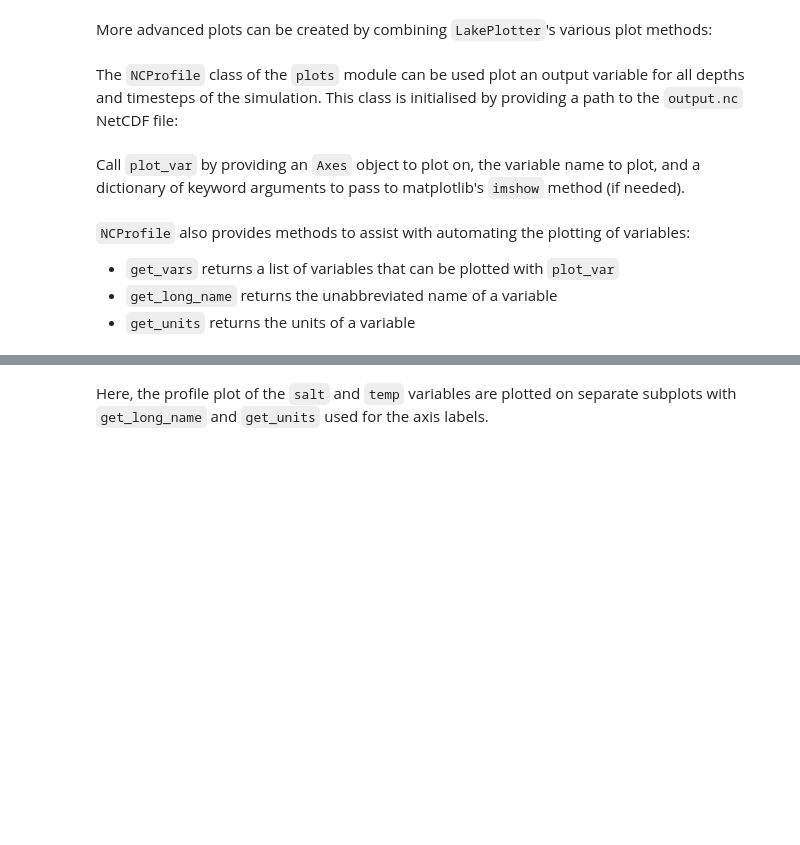
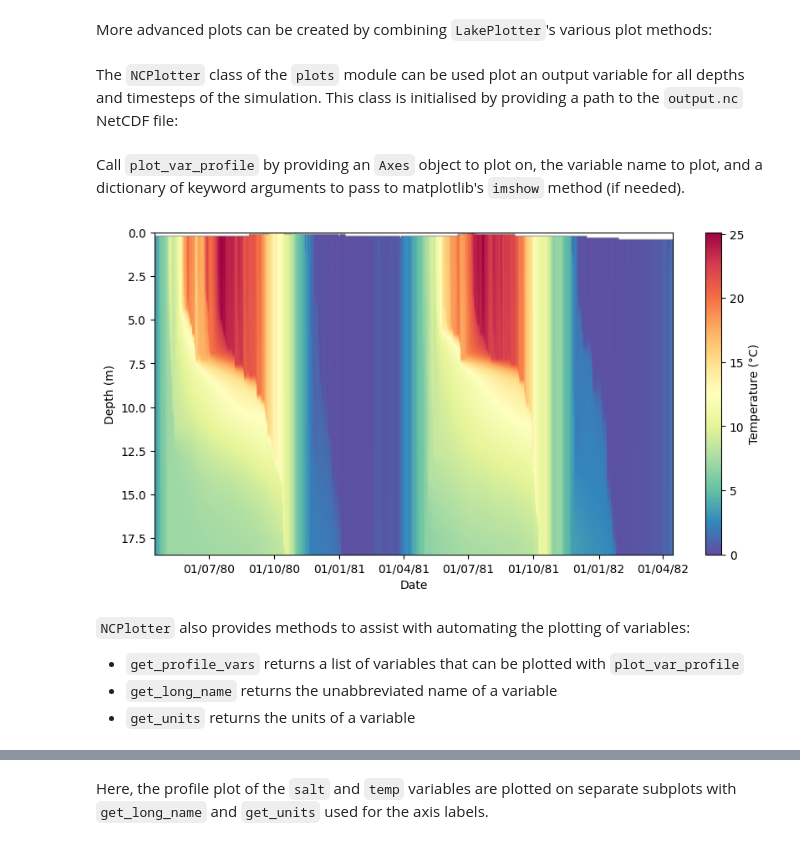
Before and after one commit to FLARE-forecast/glm_python_example, a Jupyter notebook: efi-workshop.ipynb, the cells around one changed output, grey strips where cells are left out. Saved outputs shown, nothing was run; the diff lists cells and outputs as text; code cells hidden in the pictures; blank space fills up the shorter version.

Commit message:
NCPlotter zone plots

```diff
--- a/efi-workshop.ipynb
+++ b/efi-workshop.ipynb
@@ -71,20 +71,22 @@ out = lake.heat_balance_components(ax[1, 1])
 ax[1, 1].legend(handles=out, ncols=2, loc=0)
 ax[1, 1].xaxis.set_major_formatter(date_formatter)
 # %% [markdown]
-The `NCProfile` class of the `plots` module can be used plot an output variable for all depths and timesteps of the simulation. This class is initialised by providing a path to the `output.nc` NetCDF file:
+The `NCPlotter` class of the `plots` module can be used plot an output variable for all depths and timesteps of the simulation. This class is initialised by providing a path to the `output.nc` NetCDF file:
 # %%
-nc = plots.NCProfile("sparkling/output/output.nc")
+nc = plots.NCPlotter("sparkling/output/output.nc")
 # %% [markdown]
-Call `plot_var` by providing an `Axes` object to plot on, the variable name to plot, and a dictionary of keyword arguments to pass to matplotlib's `imshow` method (if needed).
+Call `plot_var_profile` by providing an `Axes` object to plot on, the variable name to plot, and a dictionary of keyword arguments to pass to matplotlib's `imshow` method (if needed).
 # %%
 fig, ax = plt.subplots(figsize=(10, 5))
-out = nc.plot_var(ax=ax, var="temp")
+out = nc.plot_var_profile(ax=ax, var="temp")
 col_bar = fig.colorbar(out)
 col_bar.set_label("Temperature (°C)")
+# %% [output]
+[figure, added]
 # %% [markdown]
-`NCProfile` also provides methods to assist with automating the plotting of variables:
+`NCPlotter` also provides methods to assist with automating the plotting of variables:
 
-- `get_vars` returns a list of variables that can be plotted with `plot_var`
+- `get_profile_vars` returns a list of variables that can be plotted with `plot_var_profile`
 - `get_long_name` returns the unabbreviated name of a variable
 - `get_units` returns the units of a variable
 # %%
```
Also changed, not shown: parts of 13 cells of this notebook, 1 other file.
